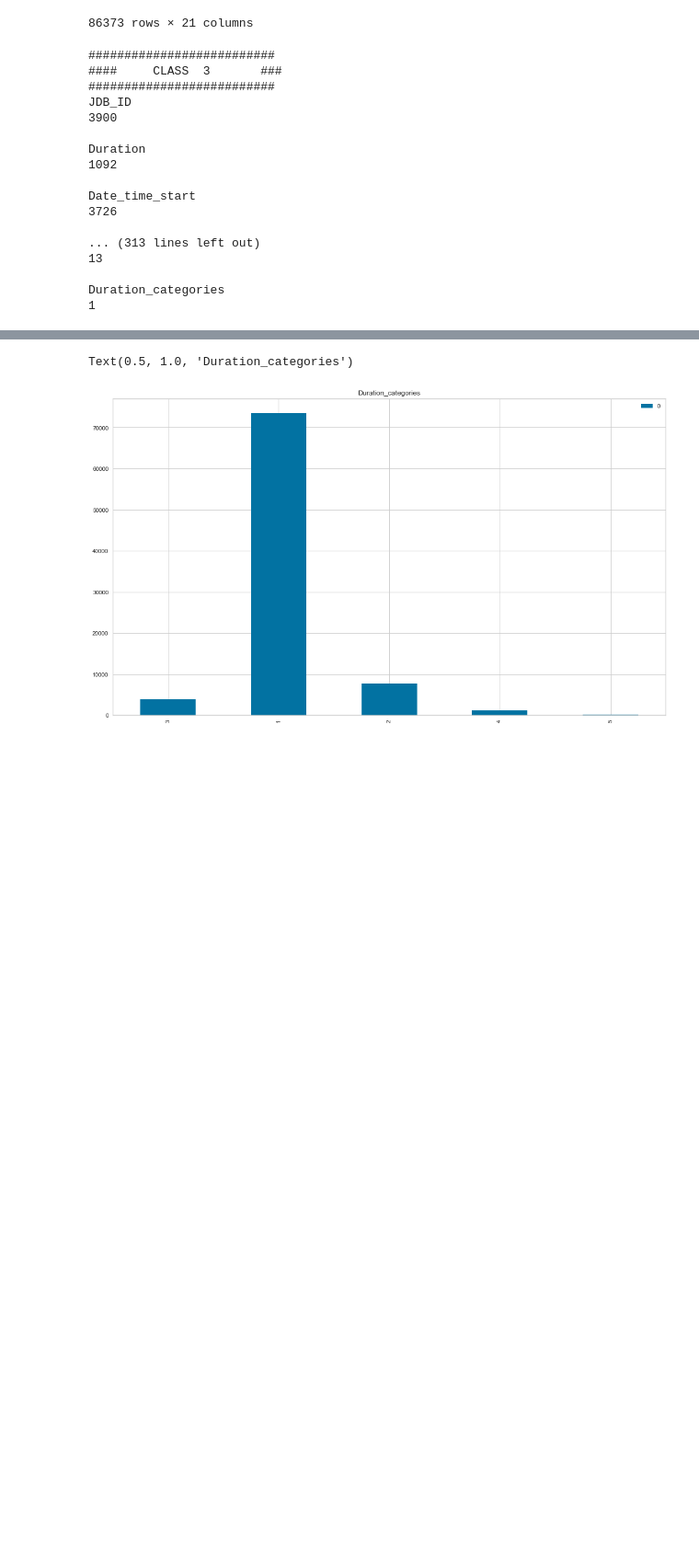
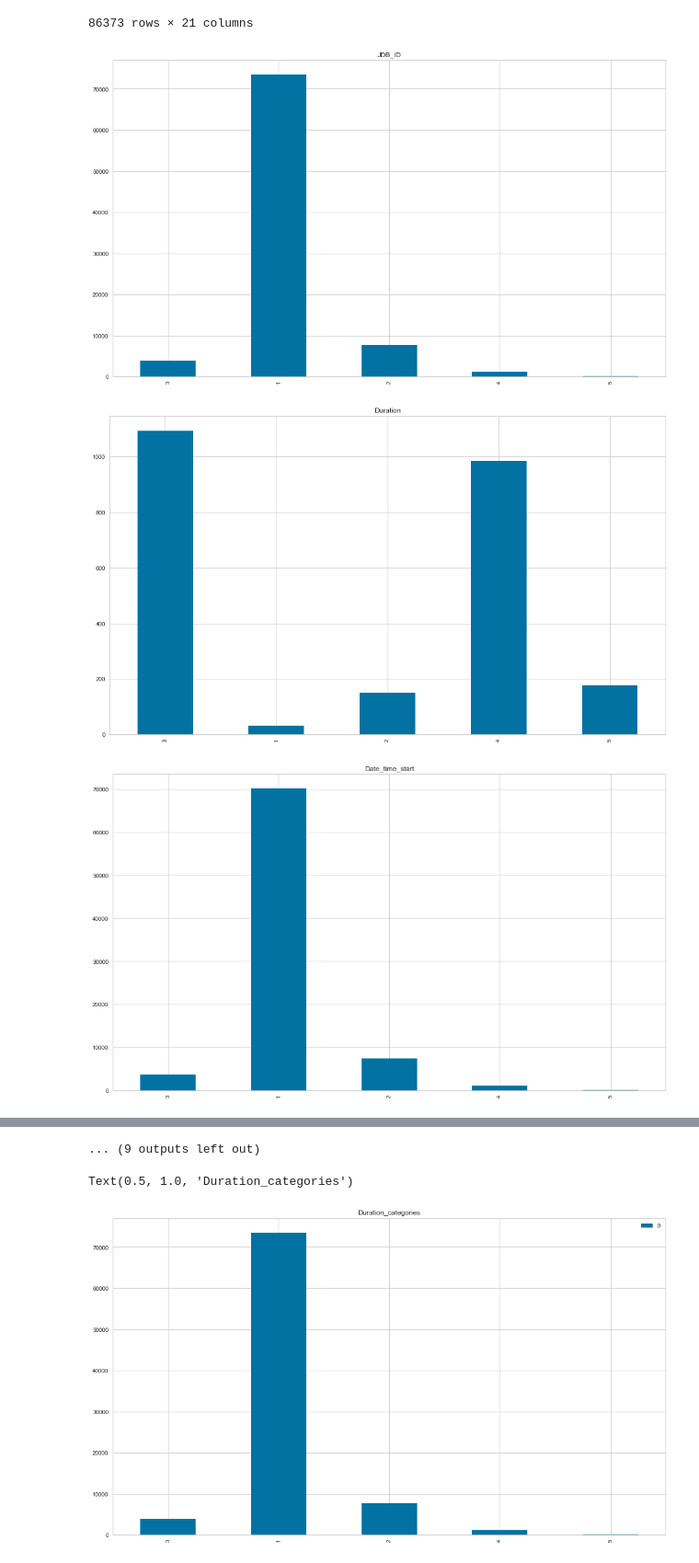
Before and after one commit to MaximeCarriere/Multi-Classification-Problem, a Jupyter notebook: Darwin_Exploration_Data_Keep_Text+Variables.ipynb, the cells around one changed output, grey strips where cells are left out. Shown at 92% size. Cells and saved outputs as stored; diff of their text form; code cells hidden in the pictures; blank space fills up the shorter version.

```diff
--- a/Darwin_Exploration_Data_Keep_Text+Variables.ipynb
+++ b/Darwin_Exploration_Data_Keep_Text+Variables.ipynb
@@ -118,31 +118,22 @@ df
 | 86371 | 24872 | 130 | 2019-12-31 23:11:12 | PARK37_E01 | NaN | NaN | NOW | ALM_21 : Manual stop - remote- | NaN | ... |
 | 86372 | 55881 | 22 | 2019-12-31 23:41:00 | PARK61_E03 | NaN | NaN | MVC | ALM_6200 : Cable autounwind | NaN | ... |
 86373 rows × 21 columns
-# %%
-for classes in df.Duration_categories.unique():
-    print('##########################')
-    print('####     CLASS  '+str(classes)+'       ###')
-    print('##########################')
-    for i in df.columns:
-        tata = df.loc[df.Duration_categories==classes]
-        print(i)
-        print(len(tata[i].unique()))
-        print('')
-# %% [output]
-##########################
-####     CLASS  3       ###
-##########################
-JDB_ID
-3900
-
-Duration
-1092
-
-Date_time_start
-3726
-
-... (313 lines left out)
-13
-
-Duration_categories
-1
+# %%
+unique_classes = []
+class_order = []
+for classes in df.Duration_categories.unique():
+    class_order.append(classes)
+    tata = df.loc[df.Duration_categories==classes]
+    unique_classes.append(tata.nunique())
+
+unique_classes = pd.DataFrame(unique_classes)
+unique_classes.index = class_order
+unique_classes
+for i in unique_classes.columns:
+    unique_classes[i].plot.bar()
+    plt.title(i)
+    plt.show()
+# %% [output]
+[figure, added]
+[figure, added]
+[figure, added]
@@ -149,3 +149,4 @@ Duration_categories
+... (9 outputs left out)
 # %%
 size_categorieS =[]
 name_categorieS = []
```
Also changed, not shown: parts of 6 cells of this notebook.
